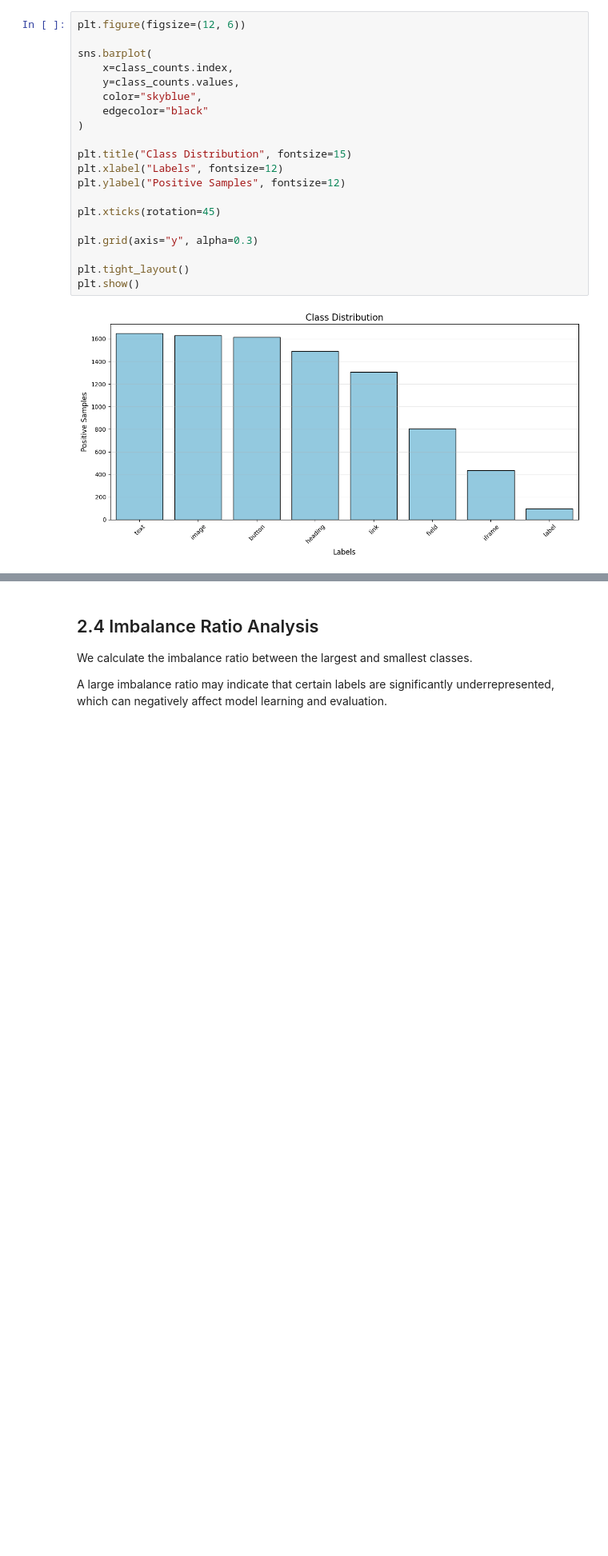
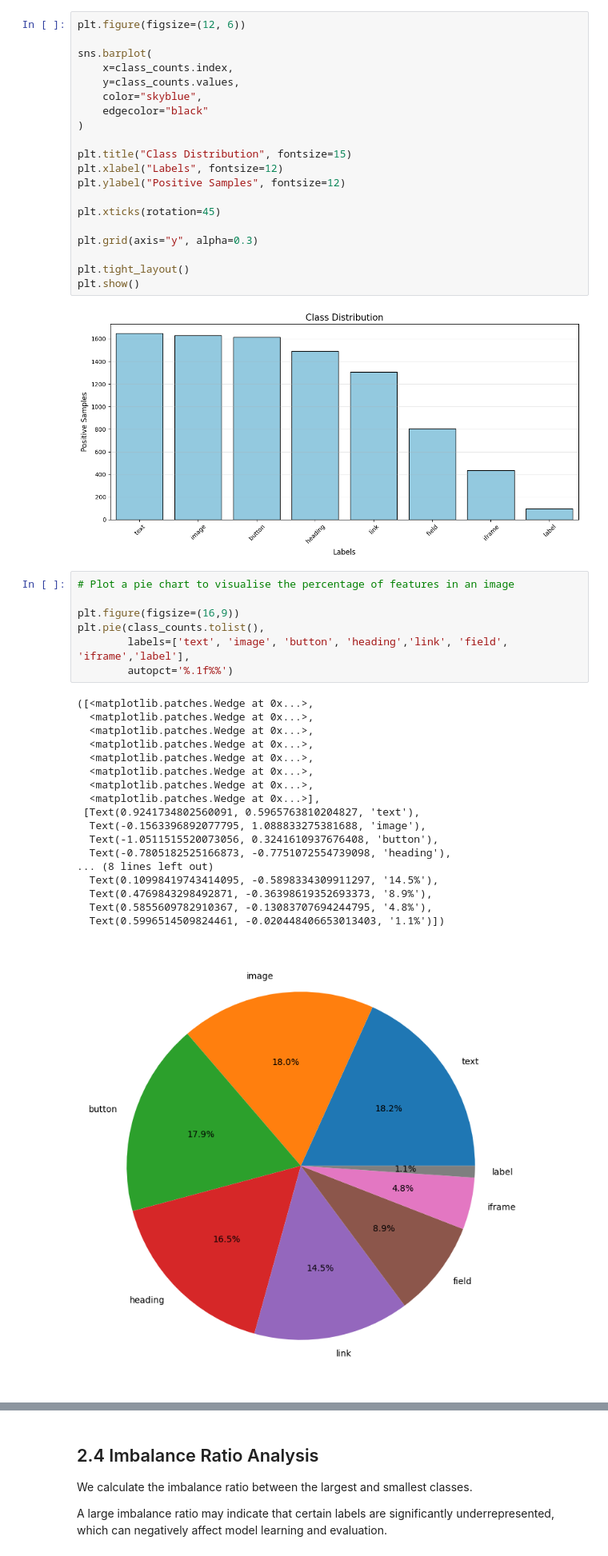
Before and after one commit to AnindyaChakravarty/Multi-label_Image_Classification, a Jupyter notebook: DM.ipynb, the cells around one changed output, grey strips where cells are left out. Shown at 80% size. Saved outputs shown, nothing was run; the diff lists cells and outputs as text; blank space fills up the shorter version.

```diff
--- a/DM.ipynb
+++ b/DM.ipynb
@@ -437,3 +437,29 @@ plt.tight_layout()
 plt.show()
 # %% [output]
 [figure]
+# %%
+# Plot a pie chart to visualise the percentage of features in an image
+
+plt.figure(figsize=(16,9))
+plt.pie(class_counts.tolist(),
+        labels=['text', 'image', 'button', 'heading','link', 'field', 'iframe','label'],
+        autopct='%.1f%%')
+# %% [output]
+([<matplotlib.patches.Wedge at 0x...>,
+  <matplotlib.patches.Wedge at 0x...>,
+  <matplotlib.patches.Wedge at 0x...>,
+  <matplotlib.patches.Wedge at 0x...>,
+  <matplotlib.patches.Wedge at 0x...>,
+  <matplotlib.patches.Wedge at 0x...>,
+  <matplotlib.patches.Wedge at 0x...>,
+  <matplotlib.patches.Wedge at 0x...>],
+ [Text(0.9241734802560091, 0.5965763810204827, 'text'),
+  Text(-0.1563396892077795, 1.088833275381688, 'image'),
+  Text(-1.0511515520073056, 0.3241610937676408, 'button'),
+  Text(-0.7805182525166873, -0.7751072554739098, 'heading'),
+... (8 lines left out)
+  Text(0.10998419743414095, -0.5898334309911297, '14.5%'),
+  Text(0.4769843298492871, -0.36398619352693373, '8.9%'),
+  Text(0.5855609782910367, -0.13083707694244795, '4.8%'),
+  Text(0.5996514509824461, -0.020448406653013403, '1.1%')])
+[figure, added]
```
Also changed, not shown: parts of 13 cells of this notebook.
